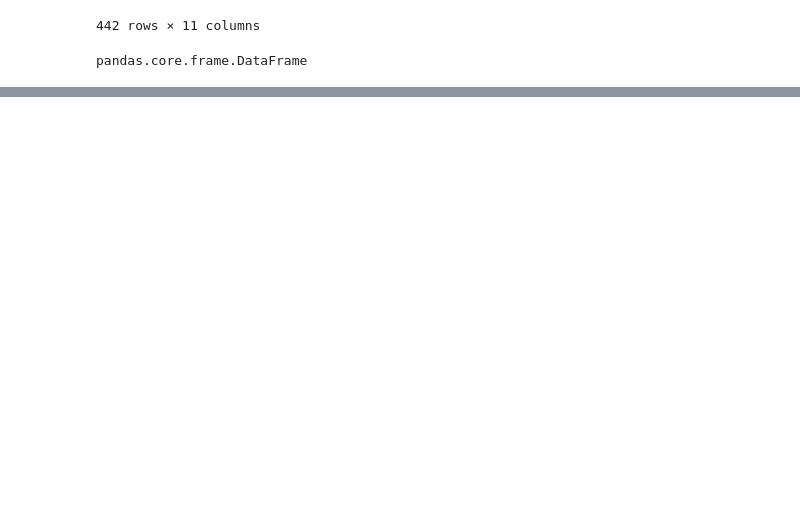
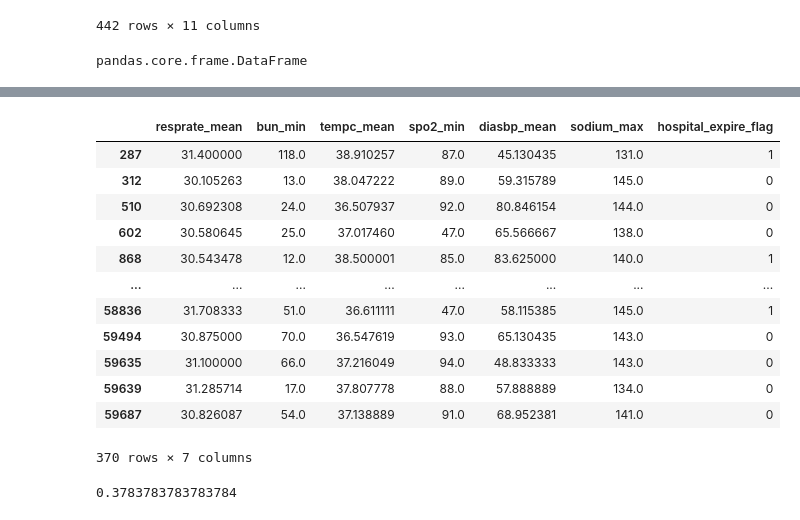
Before and after one commit to cecann10/Test, a Jupyter notebook: Metis_BC_Pairs.ipynb, the cells around one changed output, grey strips where cells are left out. Drawn from its saved outputs; the diff is of its cells as text; code cells hidden in the pictures; blank space fills up the shorter version.

```diff
--- a/Metis_BC_Pairs.ipynb
+++ b/Metis_BC_Pairs.ipynb
@@ -304,0 +337,22 @@ pandas.core.frame.DataFrame
+# %%
+prob_30_32 = mimic_df[(mimic_df['resprate_mean'] < 32) & (mimic_df['resprate_mean'] > 30)]
+prob_30_32
+# %% [output]
+|  | resprate_mean | bun_min | tempc_mean | spo2_min | diasbp_mean | sodium_max | hospital_expire_flag |
+| 287 | 31.400000 | 118.0 | 38.910257 | 87.0 | 45.130435 | 131.0 | 1 |
+| 312 | 30.105263 | 13.0 | 38.047222 | 89.0 | 59.315789 | 145.0 | 0 |
+| 510 | 30.692308 | 24.0 | 36.507937 | 92.0 | 80.846154 | 144.0 | 0 |
+| 602 | 30.580645 | 25.0 | 37.017460 | 47.0 | 65.566667 | 138.0 | 0 |
+| 868 | 30.543478 | 12.0 | 38.500001 | 85.0 | 83.625000 | 140.0 | 1 |
+| ... | ... | ... | ... | ... | ... | ... | ... |
+| 58836 | 31.708333 | 51.0 | 36.611111 | 47.0 | 58.115385 | 145.0 | 1 |
+| 59494 | 30.875000 | 70.0 | 36.547619 | 93.0 | 65.130435 | 143.0 | 0 |
+| 59635 | 31.100000 | 66.0 | 37.216049 | 94.0 | 48.833333 | 143.0 | 0 |
+| 59639 | 31.285714 | 17.0 | 37.807778 | 88.0 | 57.888889 | 134.0 | 0 |
+| 59687 | 30.826087 | 54.0 | 37.138889 | 91.0 | 68.952381 | 141.0 | 0 |
+370 rows × 7 columns
+# %%
+prob_30_32_expire = prob_30_32.hospital_expire_flag.value_counts()[1]/len(prob_30_32.hospital_expire_flag)
+prob_30_32_expire
+# %% [output]
+0.3783783783783784
```
Also changed, not shown: parts of 14 cells of this notebook, 30 other files.
